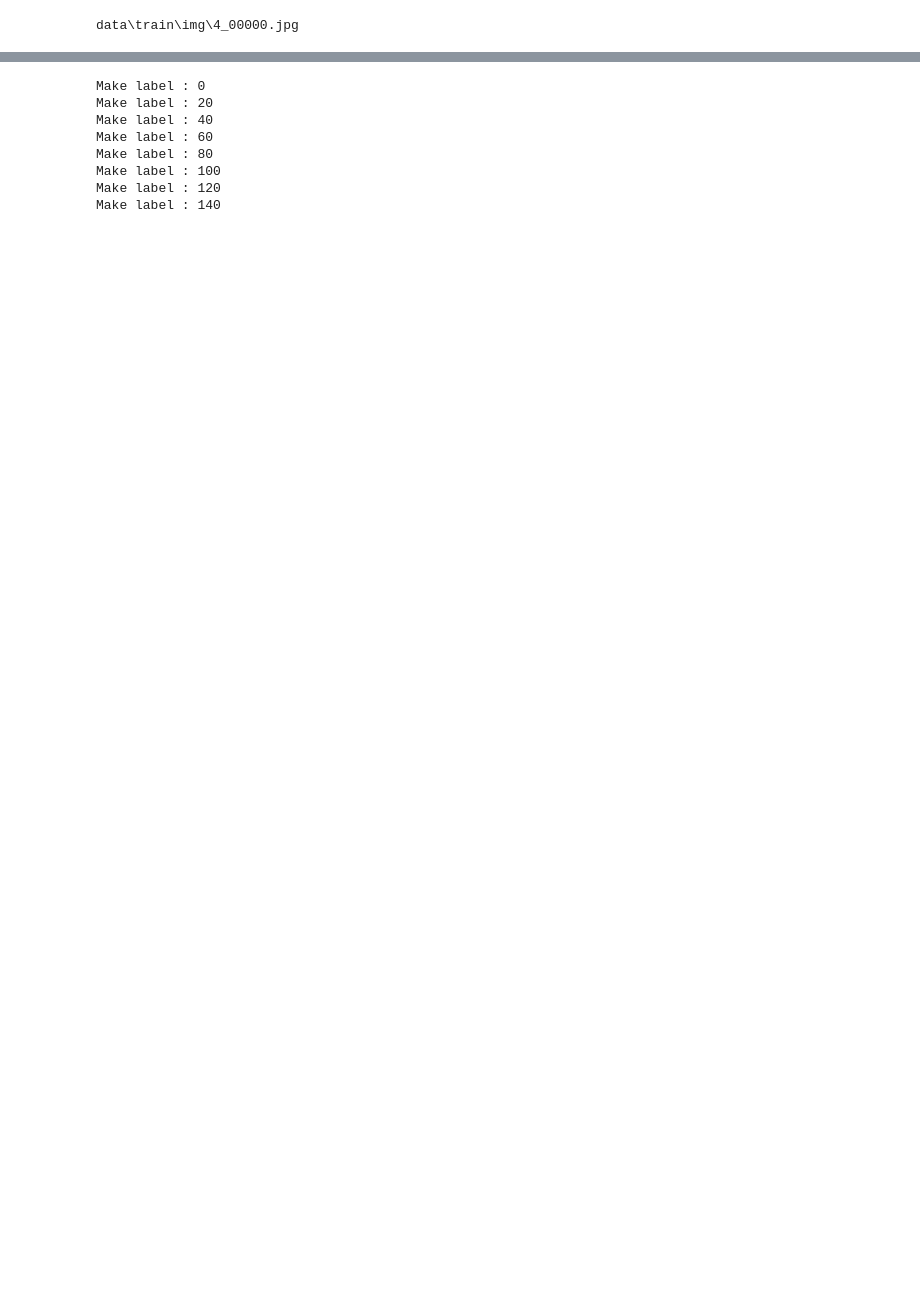
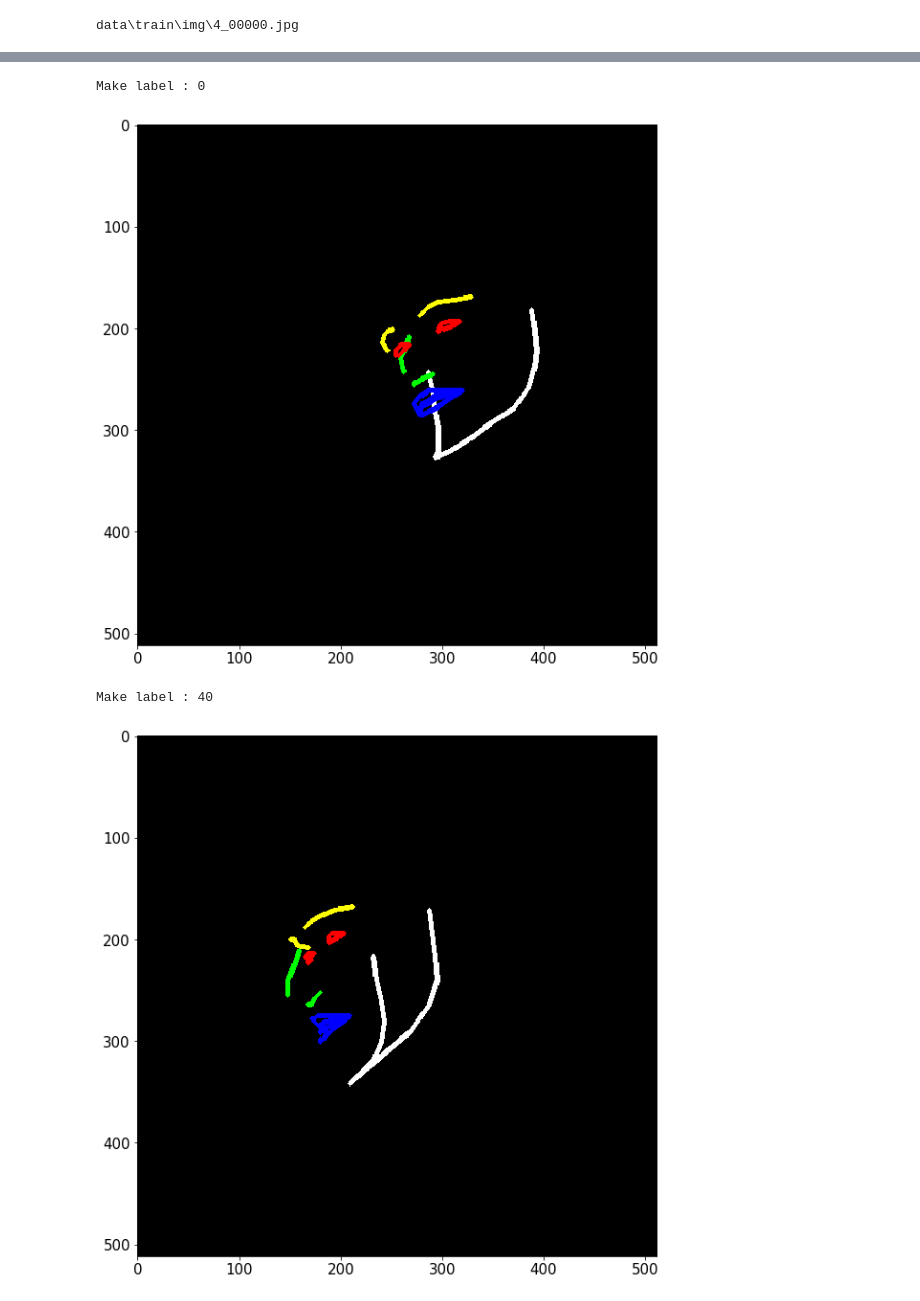
Before and after one commit to kynk94/11th_Project, a Jupyter notebook: Dance_Face/make_train_data.ipynb, the cells around one changed output, grey strips where cells are left out. Cells and saved outputs as stored; diff of their text form; code cells hidden in the pictures; blank space fills up the shorter version.

```diff
--- a/Dance_Face/make_train_data.ipynb
+++ b/Dance_Face/make_train_data.ipynb
@@ -113,31 +113,29 @@ plt.show()
 # %%
 count = 0
 
 for k, v in preds.items():
     lm = {'1' : (np.array(v[0][0:17,0:2], np.int32), colors['white']), # 턱
           '2' : (np.array(v[0][17:22,0:2], np.int32), colors['yellow']), # 왼쪽 눈썹
           '3' : (np.array(v[0][22:27,0:2], np.int32), colors['yellow']), # 오른쪽 눈썹
           '4' : (np.array(v[0][27:31,0:2], np.int32), colors['green']), # 콧대
           '5' : (np.array(v[0][31:36,0:2], np.int32), colors['green']), # 콧망울
           '6' : (np.array(v[0][36:42,0:2], np.int32), colors['red']), # 왼쪽 눈
           '7' : (np.array(v[0][42:48,0:2], np.int32), colors['red']), # 오른쪽 눈
           '8' : (np.array(v[0][48:60,0:2], np.int32), colors['blue']), # 바깥쪽 입술
           '9' : (np.array(v[0][60:68,0:2], np.int32), colors['blue'])} # 안쪽 입술
 
     label = np.zeros((input_size[0], input_size[1], 3), np.uint8)
     for mark, color in lm.values():
         cv2.polylines(img=label, pts=[mark], isClosed=False, color=color[::-1], thickness=3)
     cv2.imwrite(str(landmark_dir_label.joinpath(k.split("\\")[-1])),label)
 
-    if count % 20 == 0:
+    if count % 40 == 0:
         print("Make label : %d" %count)
+        plt.imshow(label[:, :, [2, 1, 0]])
+        plt.show()
     count += 1
 # %% [output]
 Make label : 0
-Make label : 20
-Make label : 40
-Make label : 60
-Make label : 80
-Make label : 100
-Make label : 120
-Make label : 140
+[figure, added]
+Make label : 40
+[figure, added]
```
Also changed, not shown: parts of 1 cell of this notebook.
